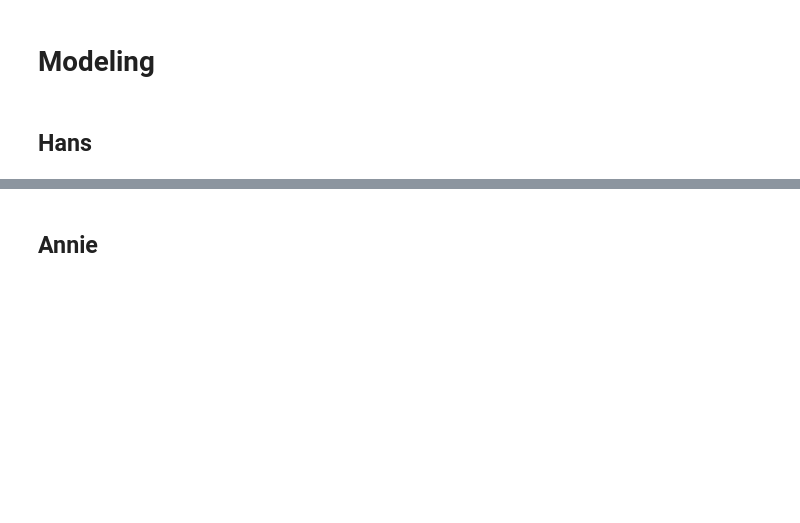
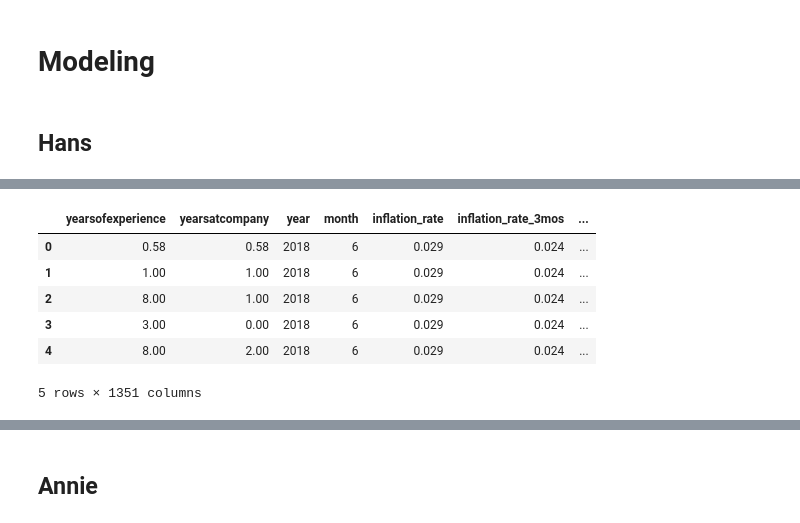
Before and after one commit to mh0805/Group-Project, a Jupyter notebook: Code/MODELING.ipynb, the cells around one changed output, grey strips where cells are left out. Cells and saved outputs as stored; diff of their text form; code cells hidden in the pictures; blank space fills up the shorter version.

```diff
--- a/Code/MODELING.ipynb
+++ b/Code/MODELING.ipynb
@@ -4,0 +30,3 @@
+# %%
+df = pd.read_csv('../Data/salary_cleaned.csv')
+df.head()
@@ -4,0 +40,2 @@
+# %%
+df.drop(columns = ['level', 'timestamp', 'location', 'timestamp_3mos', 'state'], inplace = True)
@@ -4,0 +70,16 @@
+# %%
+X = df[['company', 'title', 'yearsofexperience', 'yearsatcompany', 'year', 'month', 'state_short', 'inflation_rate',
+            'inflation_rate_3mos', 'employment_rate', 'employment_rate_3mos']].copy()
+X_dummy = pd.get_dummies(X, columns = ['company', 'title', 'state_short'], drop_first = True)
+
+y = df[['totalyearlycompensation']].copy()
+
+X_dummy.head()
+# %% [output]
+|  | yearsofexperience | yearsatcompany | year | month | inflation_rate | inflation_rate_3mos | ... |
+| 0 | 0.58 | 0.58 | 2018 | 6 | 0.029 | 0.024 | ... |
+| 1 | 1.00 | 1.00 | 2018 | 6 | 0.029 | 0.024 | ... |
+| 2 | 8.00 | 1.00 | 2018 | 6 | 0.029 | 0.024 | ... |
+| 3 | 3.00 | 0.00 | 2018 | 6 | 0.029 | 0.024 | ... |
+| 4 | 8.00 | 2.00 | 2018 | 6 | 0.029 | 0.024 | ... |
+5 rows × 1351 columns
```
Also changed, not shown: parts of 112 cells of this notebook.
